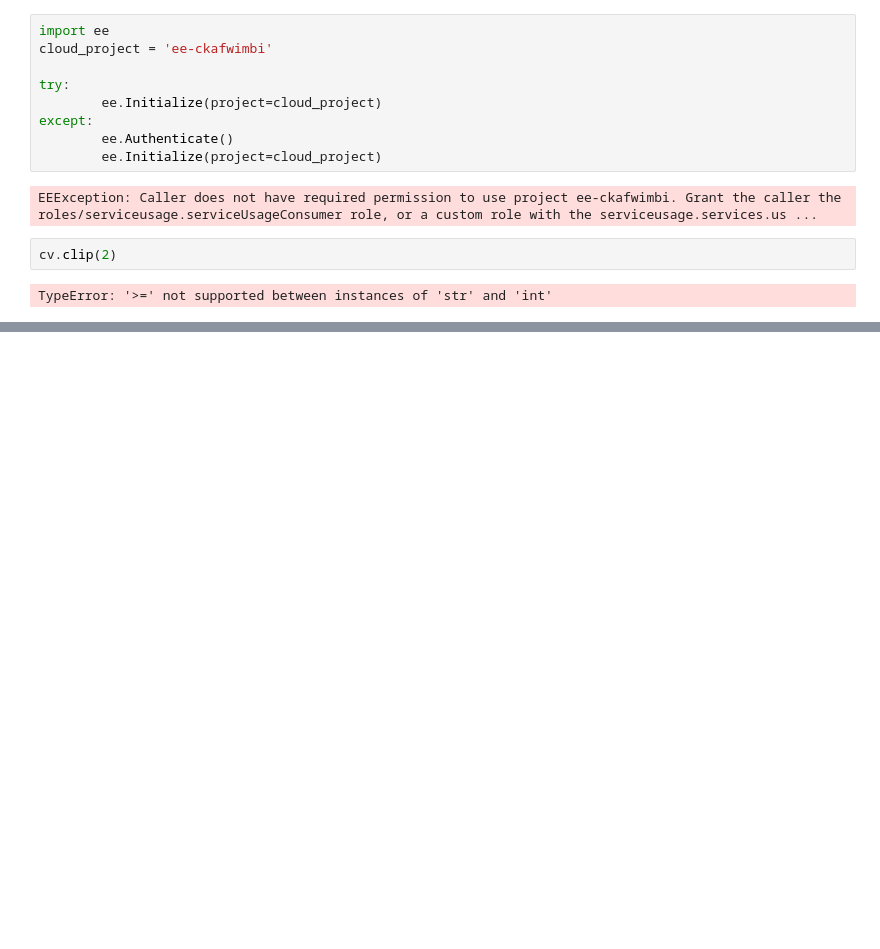
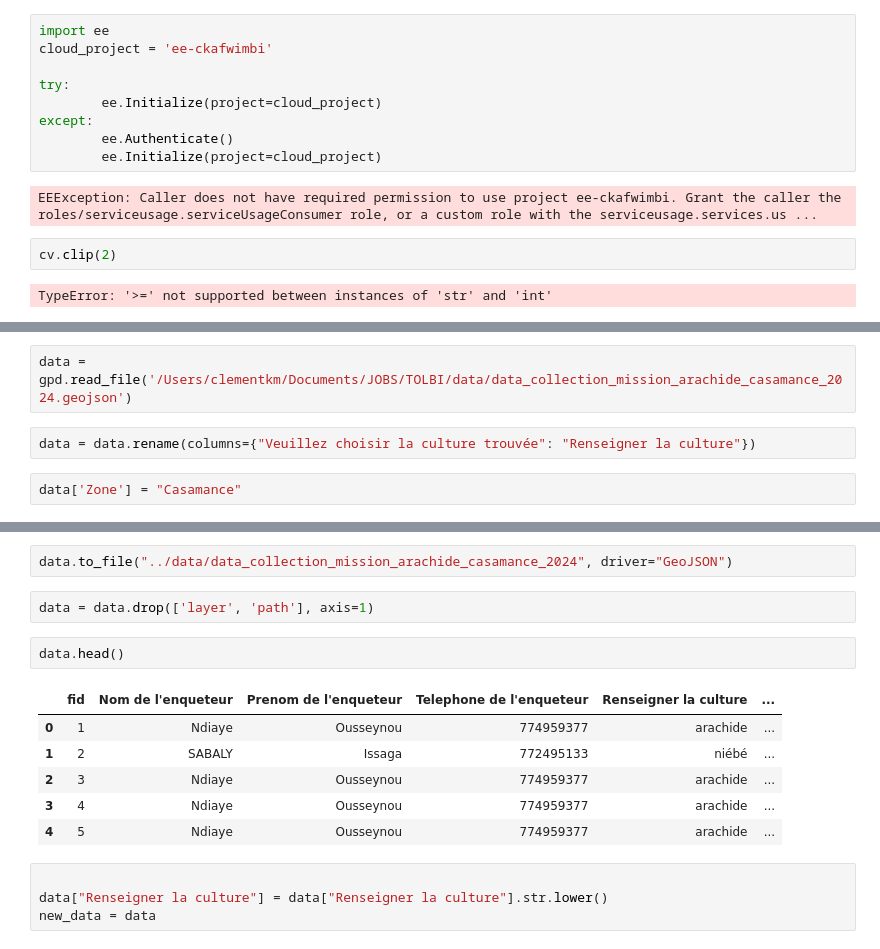
Before and after one commit to OmarMarigo/Model-Presto, a Jupyter notebook: notebook/test.ipynb, the cells around one changed output, grey strips where cells are left out. Drawn from its saved outputs; the diff is of its cells as text; blank space fills up the shorter version.

```diff
--- a/notebook/test.ipynb
+++ b/notebook/test.ipynb
@@ -211,0 +216,6 @@ TypeError: '>=' not supported between instances of 'str' and 'int'
+# %%
+data = gpd.read_file('/Users/clementkm/Documents/JOBS/TOLBI/data/data_collection_mission_arachide_casamance_2024.geojson')
+# %%
+data = data.rename(columns={"Veuillez choisir la culture trouvée": "Renseigner la culture"})
+# %%
+data['Zone'] = "Casamance"
@@ -211,0 +230,17 @@ TypeError: '>=' not supported between instances of 'str' and 'int'
+# %%
+data.to_file("../data/data_collection_mission_arachide_casamance_2024", driver="GeoJSON")
+# %%
+data = data.drop(['layer', 'path'], axis=1)
+# %%
+data.head()
+# %% [output]
+|  | fid | Nom de l'enqueteur | Prenom de l'enqueteur | Telephone de l'enqueteur | Renseigner la culture | ... |
+| 0 | 1 | Ndiaye | Ousseynou | 774959377 | arachide | ... |
+| 1 | 2 | SABALY | Issaga | 772495133 | niébé | ... |
+| 2 | 3 | Ndiaye | Ousseynou | 774959377 | arachide | ... |
+| 3 | 4 | Ndiaye | Ousseynou | 774959377 | arachide | ... |
+| 4 | 5 | Ndiaye | Ousseynou | 774959377 | arachide | ... |
+# %%
+
+data["Renseigner la culture"] = data["Renseigner la culture"].str.lower()
+new_data = data
```
Also changed, not shown: parts of 20 cells of this notebook, 4 other files.
